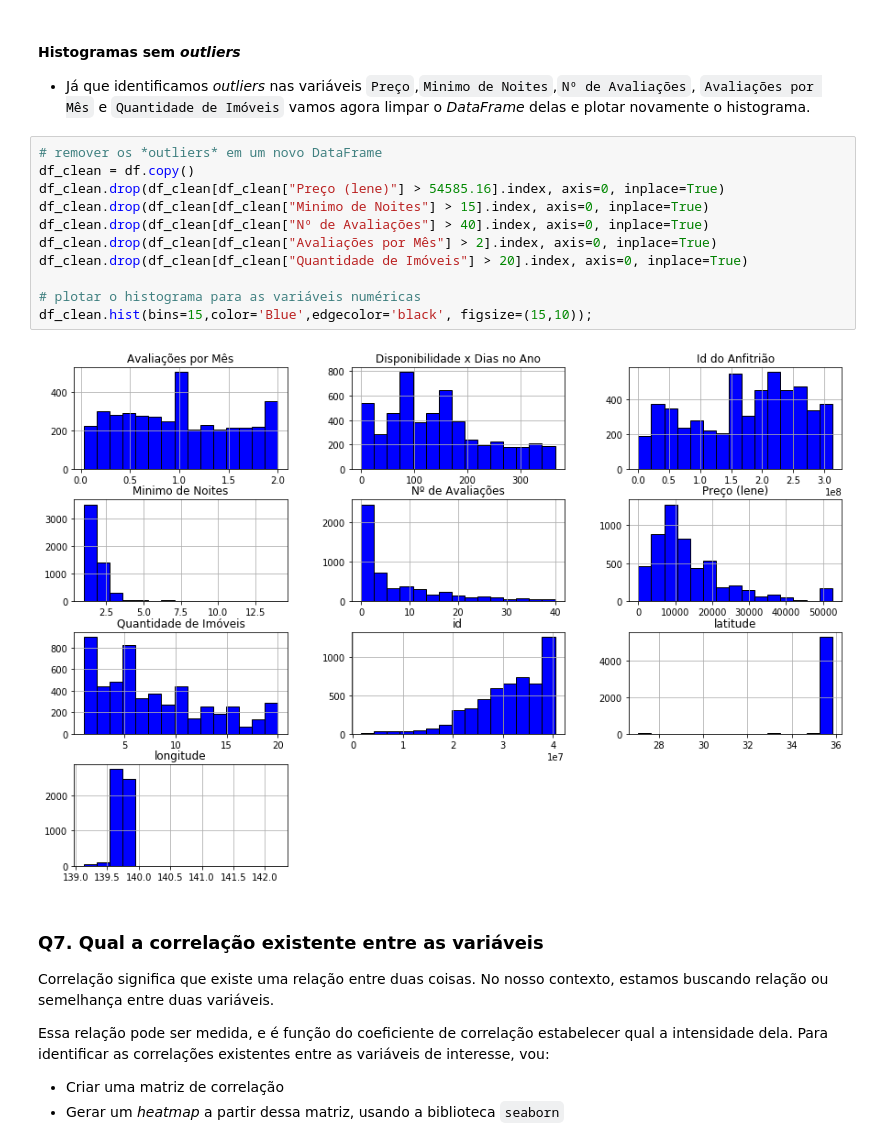
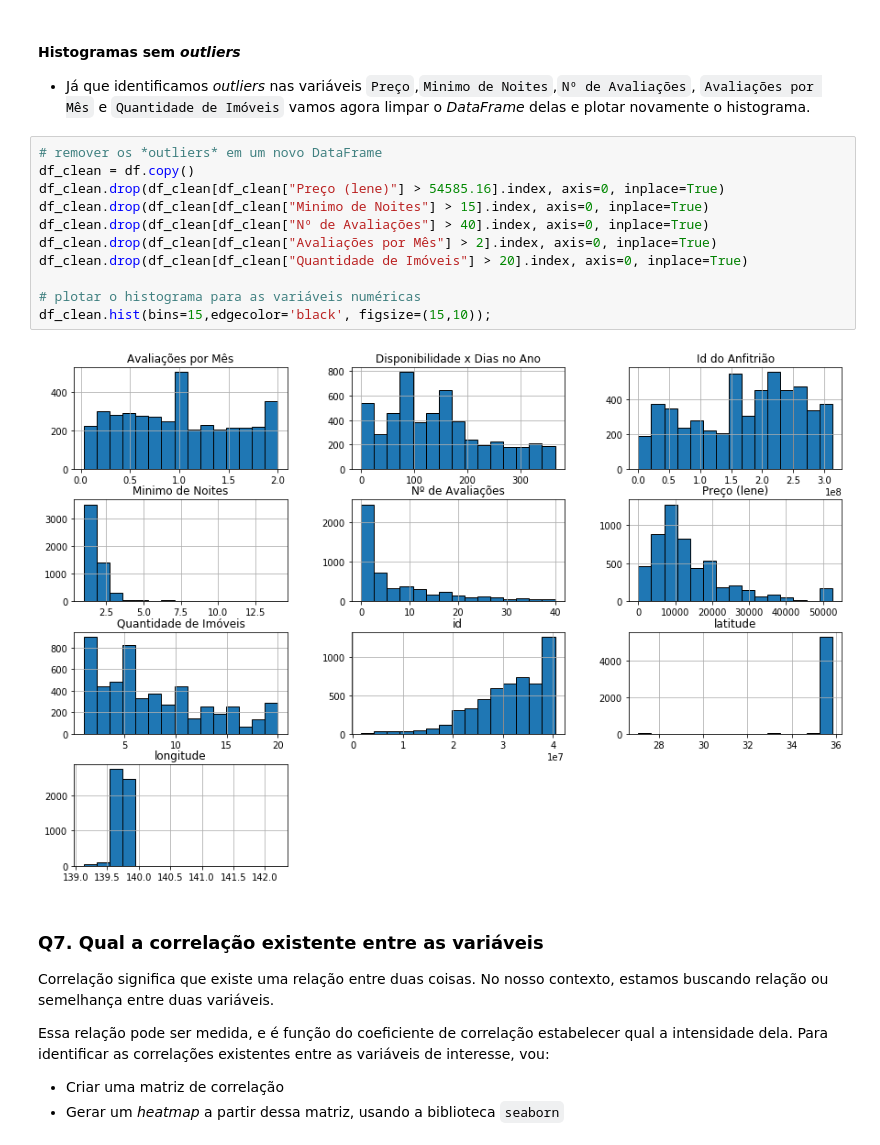
Before and after one commit to eliasfeitoza/Curso-Data-Science-na-Pratica, a Jupyter notebook: [TEMPLATE]_Analisando_os_Dados_do_Airbnb.ipynb, the cells around one changed output. Drawn from its saved outputs; the diff is of its cells as text.

```diff
--- a/[TEMPLATE]_Analisando_os_Dados_do_Airbnb.ipynb
+++ b/[TEMPLATE]_Analisando_os_Dados_do_Airbnb.ipynb
@@ -288,16 +267,16 @@ Preço: valores acima de ¥19815.00 ou R$864,94
 # %%
 # remover os *outliers* em um novo DataFrame
 df_clean = df.copy()
 df_clean.drop(df_clean[df_clean["Preço (lene)"] > 54585.16].index, axis=0, inplace=True)
 df_clean.drop(df_clean[df_clean["Minimo de Noites"] > 15].index, axis=0, inplace=True)
 df_clean.drop(df_clean[df_clean["Nº de Avaliações"] > 40].index, axis=0, inplace=True)
 df_clean.drop(df_clean[df_clean["Avaliações por Mês"] > 2].index, axis=0, inplace=True)
 df_clean.drop(df_clean[df_clean["Quantidade de Imóveis"] > 20].index, axis=0, inplace=True)
 
 # plotar o histograma para as variáveis numéricas
-df_clean.hist(bins=15,color='Blue',edgecolor='black', figsize=(15,10));
+df_clean.hist(bins=15,edgecolor='black', figsize=(15,10));
 # %% [output]
-[figure, old version]
+[figure, new version]
 # %% [markdown]
 ### **Q7. Qual a correlação existente entre as variáveis**
 Correlação significa que existe uma relação entre duas coisas. No nosso contexto, estamos buscando relação ou semelhança entre duas variáveis.
```
Also changed, not shown: parts of 15 cells of this notebook.
